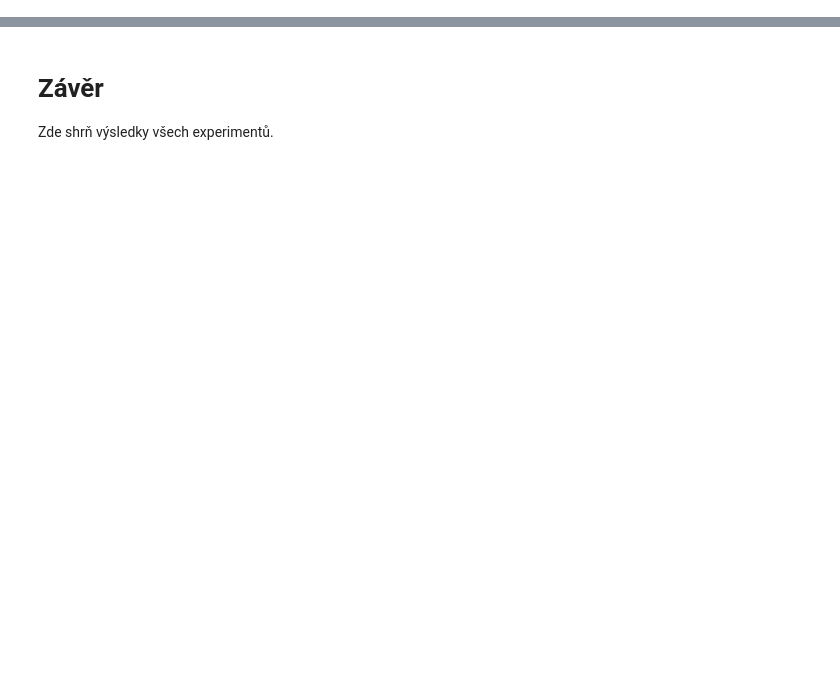
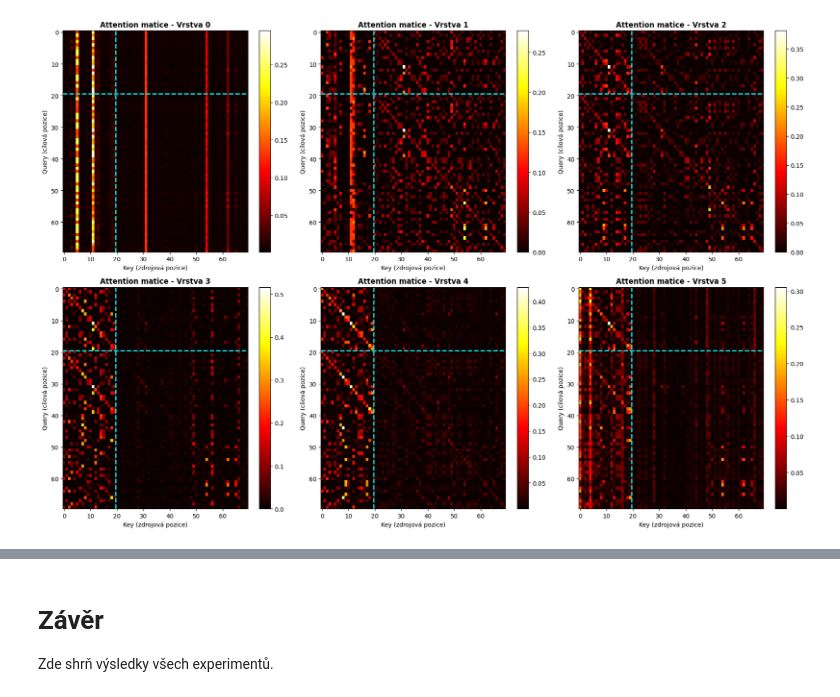
Before and after one commit to gulierus/VU_RG, a Jupyter notebook: experiments/PFN_RANDOM_HP_EXPERIMENTS.ipynb, the cells around one changed output, grey strips where cells are left out. Saved outputs shown, nothing was run; the diff lists cells and outputs as text; code cells hidden in the pictures; blank space fills up the shorter version.

```diff
--- a/experiments/PFN_RANDOM_HP_EXPERIMENTS.ipynb
+++ b/experiments/PFN_RANDOM_HP_EXPERIMENTS.ipynb
@@ -1653,0 +280,17 @@ EXPERIMENT 12: Vizuální porovnání predikcí
+# %%
+# =============================================
+# DATASET — spusť pro nová náhodná data
+# =============================================
+# Sdílený batch pro Experimenty 2 a 3
+
+reset_seed()
+
+n_context = 20
+seq_len = 50
+
+batch = get_batch_for_gp(batch_size=1, seq_len=seq_len, num_features=1, hyperparameters=hps)
+train_x = batch.x[0, :n_context]
+train_y = batch.y[0, :n_context]
+test_x  = batch.x[0]
+
+print(f"Nový dataset: {n_context} train bodů, {seq_len - n_context} test bodů")
@@ -1653,0 +299,62 @@ EXPERIMENT 12: Vizuální porovnání predikcí
+# %%
+# =============================================
+# EXPERIMENT 2: Zkoumání Attention vah
+# =============================================
+
+def compute_attention_weights(model, train_x, train_y, test_x):
+    model.eval()
+    layer_inputs = []
+    def input_hook(module, inputs, output):
+        layer_inputs.append(inputs[0].detach().cpu())
+    hooks = []
+    attn_modules = []
+    for name, module in model.named_modules():
+        if 'self_attn_between_items' in name and 'self_attn_between_items.' not in name:
+            hooks.append(module.register_forward_hook(input_hook))
+            attn_modules.append(module)
+    with torch.no_grad():
+        _ = model(train_x[None], train_y[None], test_x[None])
+    for hook in hooks:
+        hook.remove()
+    all_attention_weights = []
+    for layer_idx, module in enumerate(attn_modules):
+        if layer_idx >= len(layer_inputs):
+            break
+        x = layer_inputs[layer_idx]
+        w_qkv = module.w_qkv.cpu()
+        batch, features, seq_len_attn, embed_dim = x.shape
+        n_heads = w_qkv.shape[1]
+        head_dim = w_qkv.shape[2]
+        x_flat = x.reshape(-1, embed_dim)
+        W_q = w_qkv[0]; W_k = w_qkv[1]
+        W_q_t = W_q.permute(2, 0, 1); W_k_t = W_k.permute(2, 0, 1)
+        Q = torch.matmul(x_flat, W_q_t.reshape(embed_dim, -1)).reshape(-1, n_heads, head_dim)
+        K = torch.matmul(x_flat, W_k_t.reshape(embed_dim, -1)).reshape(-1, n_heads, head_dim)
+        Q = Q.reshape(batch, features, seq_len_attn, n_heads, head_dim).permute(0, 1, 3, 2, 4)
+        K = K.reshape(batch, features, seq_len_attn, n_heads, head_dim).permute(0, 1, 3, 2, 4)
+        scores = torch.matmul(Q, K.transpose(-2, -1)) / (head_dim ** 0.5)
+        attn_w = F.softmax(scores, dim=-1)
+        all_attention_weights.append(attn_w)
+    return all_attention_weights, layer_inputs
+
+# Použije globální train_x, train_y, test_x z buňky DATASET
+attn_weights, layer_inputs = compute_attention_weights(loaded_model, train_x, train_y, test_x)
+
+print(f"Počet vrstev: {len(attn_weights)}")
+for i, w in enumerate(attn_weights):
+    print(f"Vrstva {i}: attention shape = {w.shape}")
+
+fig1, axes1 = plt.subplots(2, 3, figsize=(18, 12))
+axes1 = axes1.flatten()
+for layer_idx in range(6):
+    attn_layer = attn_weights[layer_idx][0, 0].mean(dim=0).detach().numpy()
+    ax = axes1[layer_idx]
+    im = ax.imshow(attn_layer, cmap='hot', aspect='auto')
+    ax.axhline(y=n_context-0.5, color='cyan', linestyle='--', lw=2)
+    ax.axvline(x=n_context-0.5, color='cyan', linestyle='--', lw=2)
+    ax.set_xlabel('Key (zdrojová pozice)')
+    ax.set_ylabel('Query (cílová pozice)')
+    ax.set_title(f'Attention matice - Vrstva {layer_idx}', fontweight='bold')
+    plt.colorbar(im, ax=ax)
+plt.tight_layout(); plt.show()
+# %% [output]
@@ -1653,0 +368 @@ EXPERIMENT 12: Vizuální porovnání predikcí
+[figure, added]
```
Also changed, not shown: parts of 46 cells of this notebook, 1 other file.
